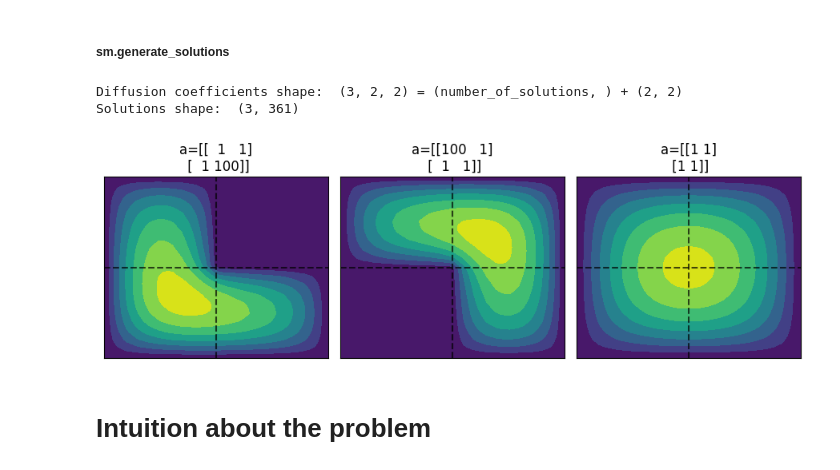
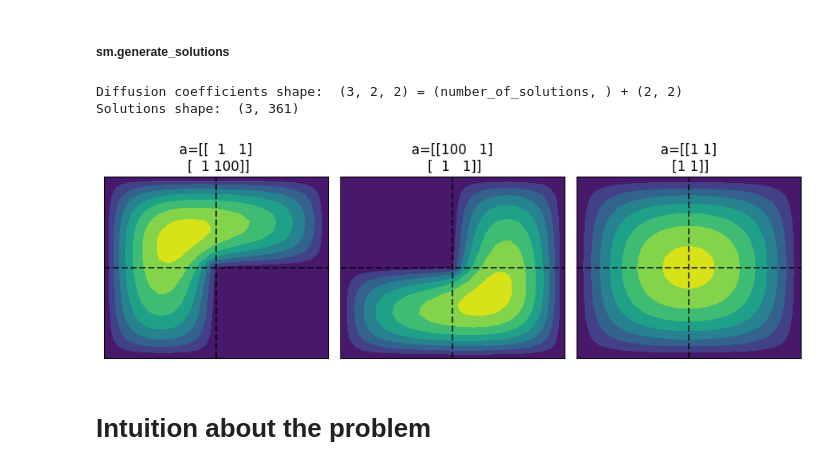
Before and after one commit to agussomacal/ROMHighContrast, a Jupyter notebook: src/notebooks/InverseProblemPipeline.ipynb, the cells around one changed output. Cells and saved outputs as stored; diff of their text form; code cells hidden in the pictures.

```diff
--- a/src/notebooks/InverseProblemPipeline.ipynb
+++ b/src/notebooks/InverseProblemPipeline.ipynb
@@ -148,37 +164,37 @@ Evaluations:
 # %%
 number_of_solutions = 3
 number_of_points = 100
 
 # define the matrix of diffusion coefficients \theta for each solution u to be computed.
-diffusion_coefficients=[
+diffusion_coefficients=np.array([
     [[1, 1],
     [1, 100]],
 
     [[100, 1],
     [1, 1]],
 
     [[1, 1],
     [1, 1]],
-]
+])
 print("Diffusion coefficients shape: ", np.shape(diffusion_coefficients), f"= (number_of_solutions, ) + {sm.blocks_geometry}")
 
 # generate as many solutions as diffusion coefficients matrices given
-u = sm.generate_solutions(a2try=diffusion_coefficients)
+u = sm.generate_solutions(a2try=diffusion_coefficients[:, ::-1])
 print("Solutions shape: ", np.shape(u))
 plot_solutions_together(
     sm,
-    diffusion_coefficients=np.array(diffusion_coefficients)[:, ::-1],
+    diffusion_coefficients=np.array(diffusion_coefficients),
     solutions=u,
     num_points_per_dim_to_plot=num_points_per_dim_to_plot,
     contour_levels=7,
     axes_xy_proportions=axes_xy_proportions,
     titles=[r"$u_{}$".format(i) for i in range(number_of_solutions)],
     colorbar=False,
     measurement_points=None)
 # %% [output]
 Diffusion coefficients shape:  (3, 2, 2) = (number_of_solutions, ) + (2, 2)
 Solutions shape:  (3, 361)
-[figure, old version]
+[figure, new version]
 # %% [markdown]
 # Intuition about the problem
 # %% [markdown]
```
Also changed, not shown: parts of 9 cells of this notebook, 1 other file.
